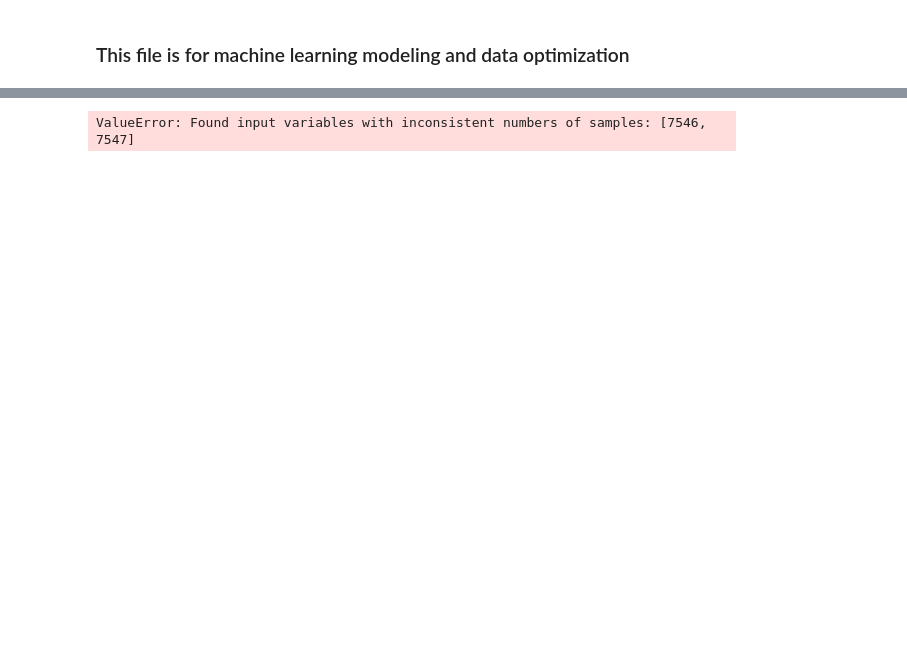
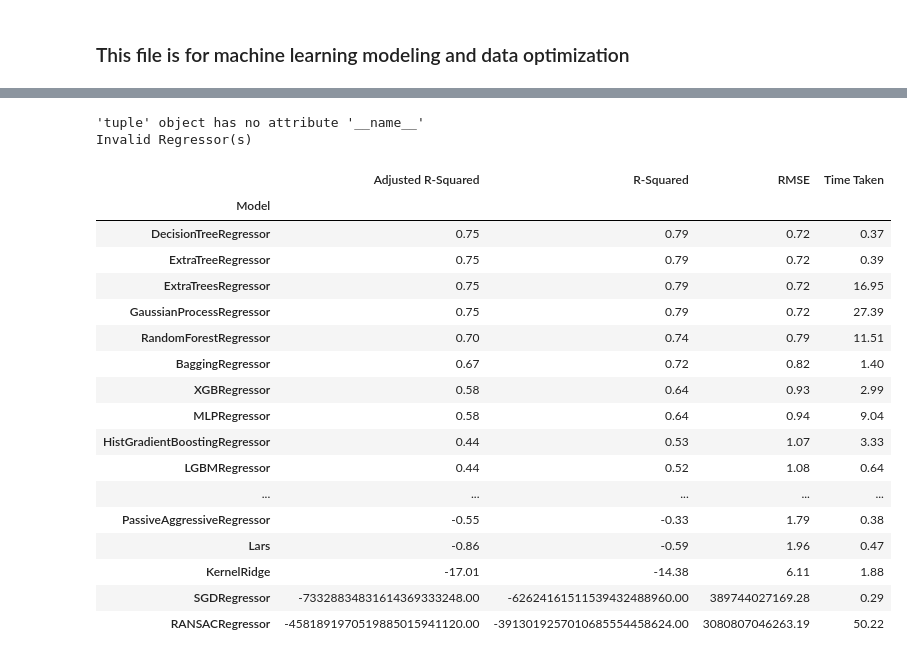
Before and after one commit to Curtis-Wu/Computational-Drug-Discovery-Webapp, a Jupyter notebook: models/acetylcholinesterase/test.ipynb, the cells around one changed output, grey strips where cells are left out. Drawn from its saved outputs; the diff is of its cells as text; code cells hidden in the pictures; blank space fills up the shorter version.

```diff
--- a/models/acetylcholinesterase/test.ipynb
+++ b/models/acetylcholinesterase/test.ipynb
@@ -63,8 +75,32 @@ Name: standard_value, dtype: float64
 # %%
-X = df.drop('pIC50',axis = 1)
-Y = df_y_raw
-selection = VarianceThreshold(threshold=0.01)
-X = selection.fit_transform(X)
+X = df_X.to_numpy()
+Y = df_smallerthan125.pIC50_smallerthan125
 X_train, X_test, y_train, y_test = train_test_split(X, Y, test_size=0.2,random_state=42)
-# %% [output]
-ValueError: Found input variables with inconsistent numbers of samples: [7546, 7547]
+# %%
+clf = LazyRegressor(verbose=0,ignore_warnings=True, custom_metric=None)
+models_train,predictions_train = clf.fit(X_train, X_train, y_train, y_train)
+models_test,predictions_test = clf.fit(X_train, X_test, y_train, y_test)
+# %% [output]
+'tuple' object has no attribute '__name__'
+Invalid Regressor(s)
+# %%
+models_train
+# %% [output]
+|  | Adjusted R-Squared | R-Squared | RMSE | Time Taken |
+| Model |  |  |  |  |
+| DecisionTreeRegressor | 0.75 | 0.79 | 0.72 | 0.37 |
+| ExtraTreeRegressor | 0.75 | 0.79 | 0.72 | 0.39 |
+| ExtraTreesRegressor | 0.75 | 0.79 | 0.72 | 16.95 |
+| GaussianProcessRegressor | 0.75 | 0.79 | 0.72 | 27.39 |
+| RandomForestRegressor | 0.70 | 0.74 | 0.79 | 11.51 |
+| BaggingRegressor | 0.67 | 0.72 | 0.82 | 1.40 |
+| XGBRegressor | 0.58 | 0.64 | 0.93 | 2.99 |
+| MLPRegressor | 0.58 | 0.64 | 0.94 | 9.04 |
+| HistGradientBoostingRegressor | 0.44 | 0.53 | 1.07 | 3.33 |
+| LGBMRegressor | 0.44 | 0.52 | 1.08 | 0.64 |
+| ... | ... | ... | ... | ... |
+| PassiveAggressiveRegressor | -0.55 | -0.33 | 1.79 | 0.38 |
+| Lars | -0.86 | -0.59 | 1.96 | 0.47 |
+| KernelRidge | -17.01 | -14.38 | 6.11 | 1.88 |
+| SGDRegressor | -73328834831614369333248.00 | -62624161511539432488960.00 | 389744027169.28 | 0.29 |
+| RANSACRegressor | -4581891970519885015941120.00 | -3913019257010685554458624.00 | 3080807046263.19 | 50.22 |
```
Also changed, not shown: parts of 8 cells of this notebook, 4 other files.
